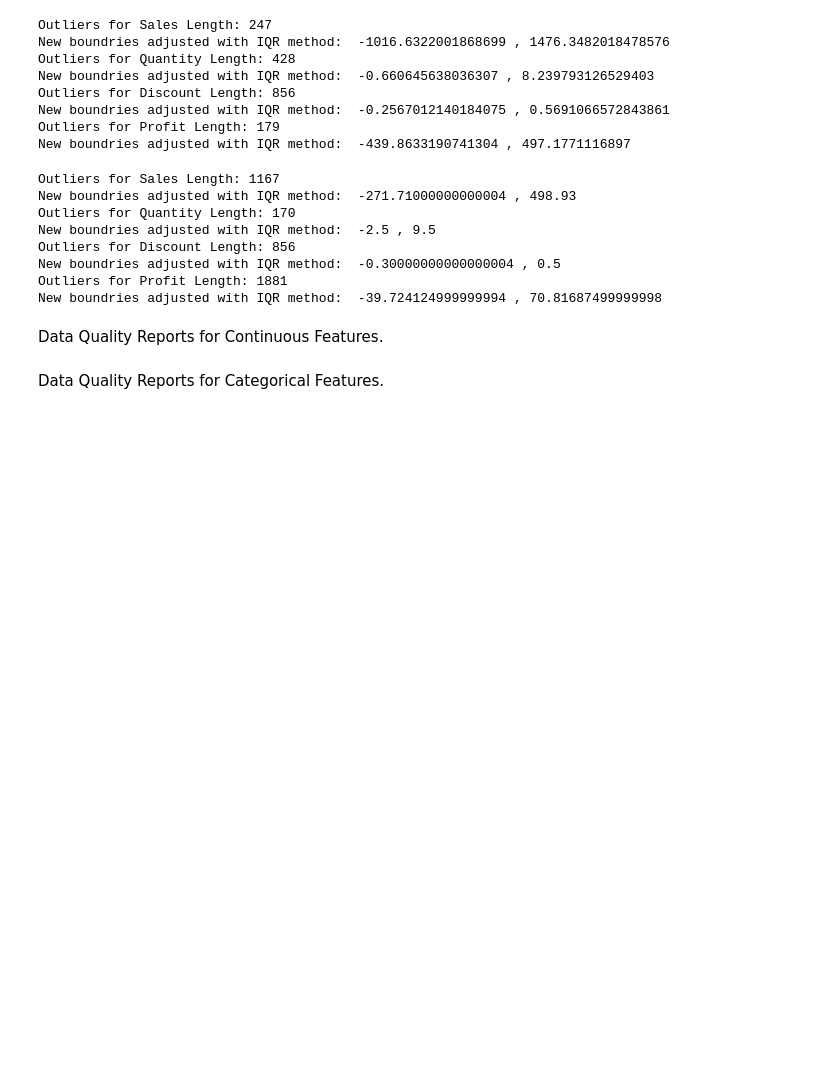
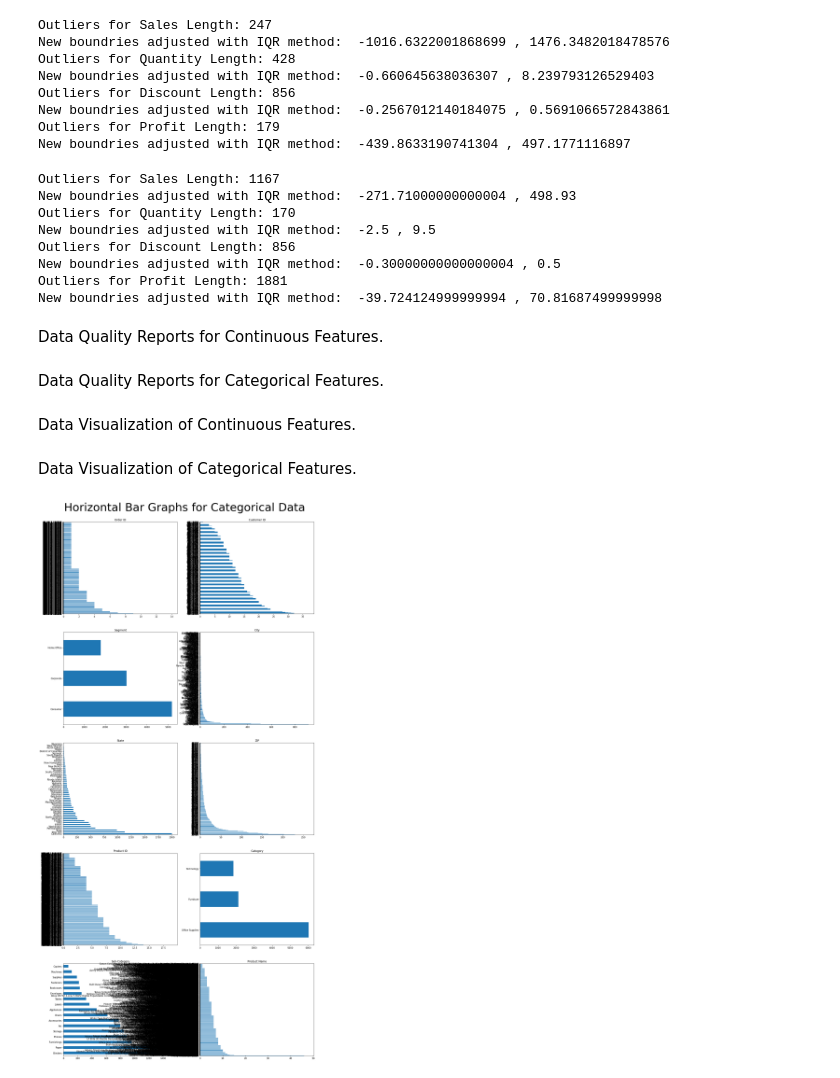
Before and after one commit to AmandeepSBassi/DataScienceProject, a Jupyter notebook: Project.Preprocessing.ipynb, the cells around one changed output. Saved outputs shown, nothing was run; the diff lists cells and outputs as text; code cells hidden in the pictures; blank space fills up the shorter version.

Commit message:
Added Categorical Visualization

```diff
--- a/Project.Preprocessing.ipynb
+++ b/Project.Preprocessing.ipynb
@@ -135,3 +145,5 @@ Data Quality Reports for Continuous Features.
 Data Quality Reports for Categorical Features.
 # %%
 #Code for categorical features.
+# %% [markdown]
+Data Visualization of Continuous Features.
@@ -137,0 +152,22 @@ Data Quality Reports for Categorical Features.
+# %% [markdown]
+Data Visualization of Categorical Features.
+# %%
+#Code for Categorical.
+fig, axes = plt.subplots(5, 2, figsize = (20,40))
+Order = cat_df["Order ID"].value_counts().plot(ax=axes[0,0], kind='barh').set_title('Order ID')
+Customer = cat_df['Customer ID'].value_counts().plot(ax=axes[0,1], kind='barh').set_title('Customer ID')
+Segment = cat_df['Segment'].value_counts().plot(ax=axes[1,0], kind='barh').set_title('Segment')
+City = cat_df['City'].value_counts().plot(ax=axes[1,1],kind='barh').set_title('City')
+State = cat_df['State'].value_counts().plot(ax=axes[2,0], kind='barh').set_title('State')
+ZIP	= cat_df['Postal Code'].value_counts().plot(ax=axes[2,1], kind='barh').set_title('ZIP')
+Product	= cat_df['Product ID'].value_counts().plot(ax=axes[3,0], kind='barh').set_title('Product ID')
+Cateogry = cat_df['Category'].value_counts().plot(ax=axes[3,1], kind='barh').set_title('Category')
+Sub	= cat_df['Sub-Category'].value_counts().plot(ax=axes[4,0], kind='barh').set_title('Sub-Category')
+Product = cat_df['Product Name'].value_counts().plot(ax=axes[4,1], kind='barh').set_title('Product Name')
+
+
+fig.subplots_adjust(top=.95)
+fig.suptitle("Horizontal Bar Graphs for Categorical Data", fontsize=50)
+plt.show()
+# %% [output]
+[figure, added]
```
Also changed, not shown: parts of 5 cells of this notebook.
